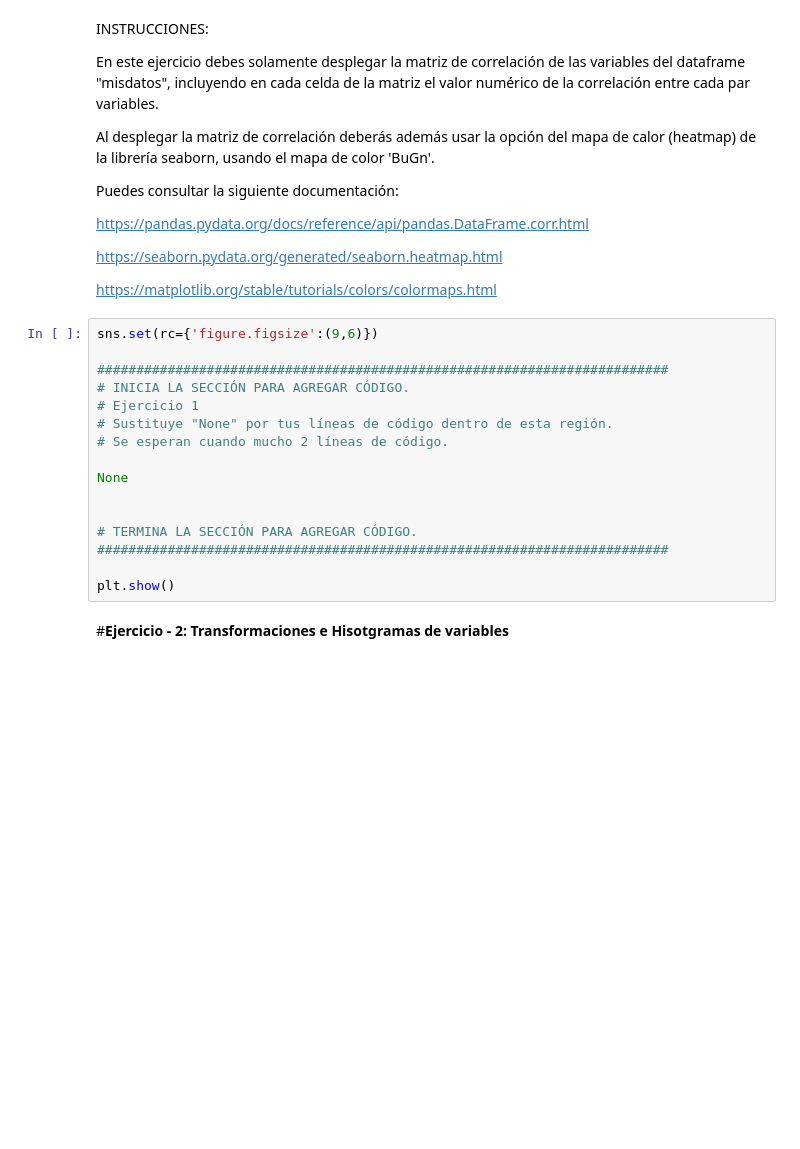
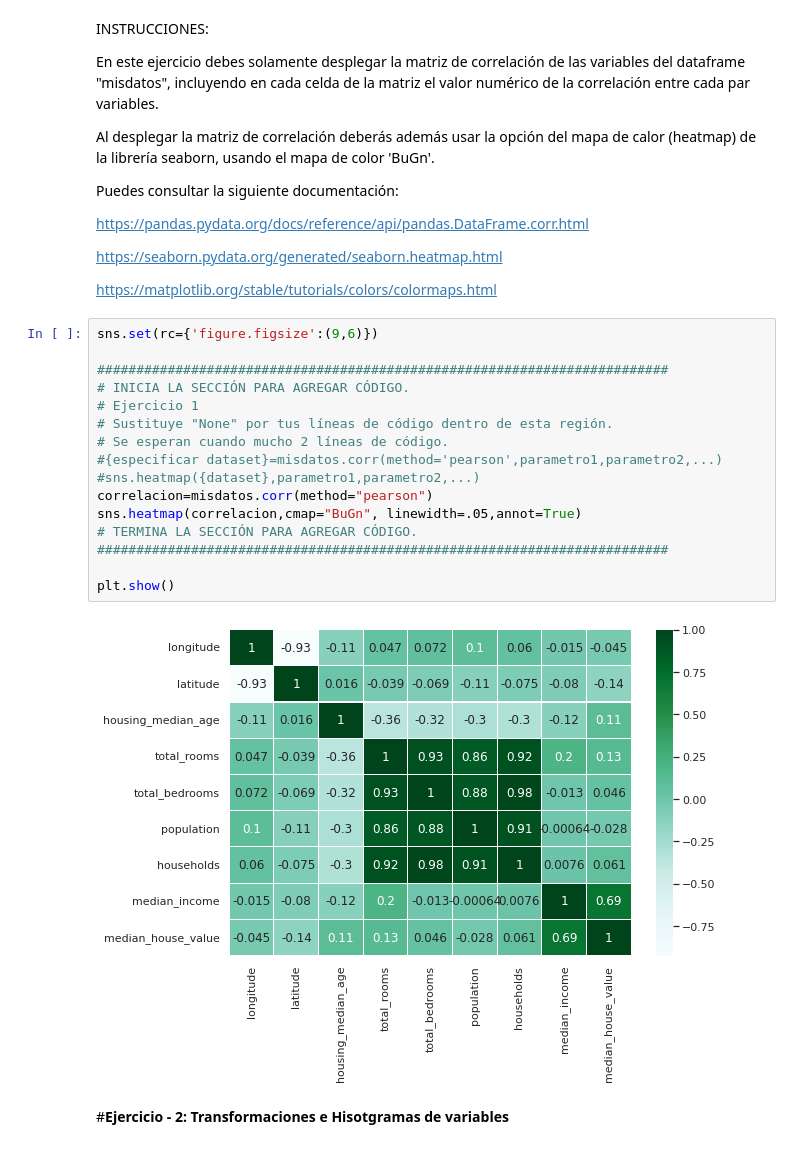
Before and after one commit to A01793546/MNA_IAyAA, a Jupyter notebook: MNA_IAyAA_semana_2_Actividad.ipynb, the cells around one changed output. Drawn from its saved outputs; the diff is of its cells as text; blank space fills up the shorter version.

```diff
--- a/MNA_IAyAA_semana_2_Actividad.ipynb
+++ b/MNA_IAyAA_semana_2_Actividad.ipynb
@@ -62,19 +72,21 @@ https://matplotlib.org/stable/tutorials/colors/colormaps.html
 # %%
 sns.set(rc={'figure.figsize':(9,6)})
 
 #########################################################################
 # INICIA LA SECCIÓN PARA AGREGAR CÓDIGO.
 # Ejercicio 1
 # Sustituye "None" por tus líneas de código dentro de esta región.
 # Se esperan cuando mucho 2 líneas de código.
-
-None
-
-
+#{especificar dataset}=misdatos.corr(method='pearson',parametro1,parametro2,...)
+#sns.heatmap({dataset},parametro1,parametro2,...)
+correlacion=misdatos.corr(method="pearson")
+sns.heatmap(correlacion,cmap="BuGn", linewidth=.05,annot=True)
 # TERMINA LA SECCIÓN PARA AGREGAR CÓDIGO.
 #########################################################################
 
 plt.show()
+# %% [output]
+[figure, added]
 # %% [markdown]
 #**Ejercicio - 2: Transformaciones e Hisotgramas de variables**
 # %% [markdown]
```
Also changed, not shown: parts of 2 cells of this notebook.
